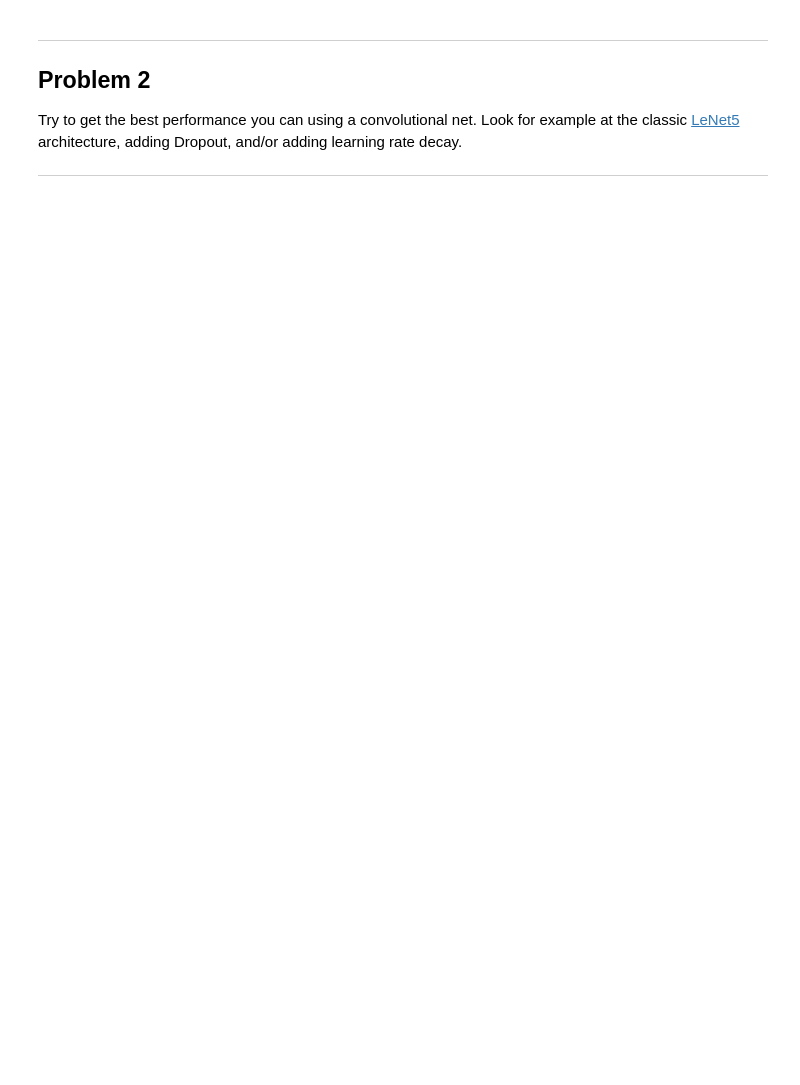
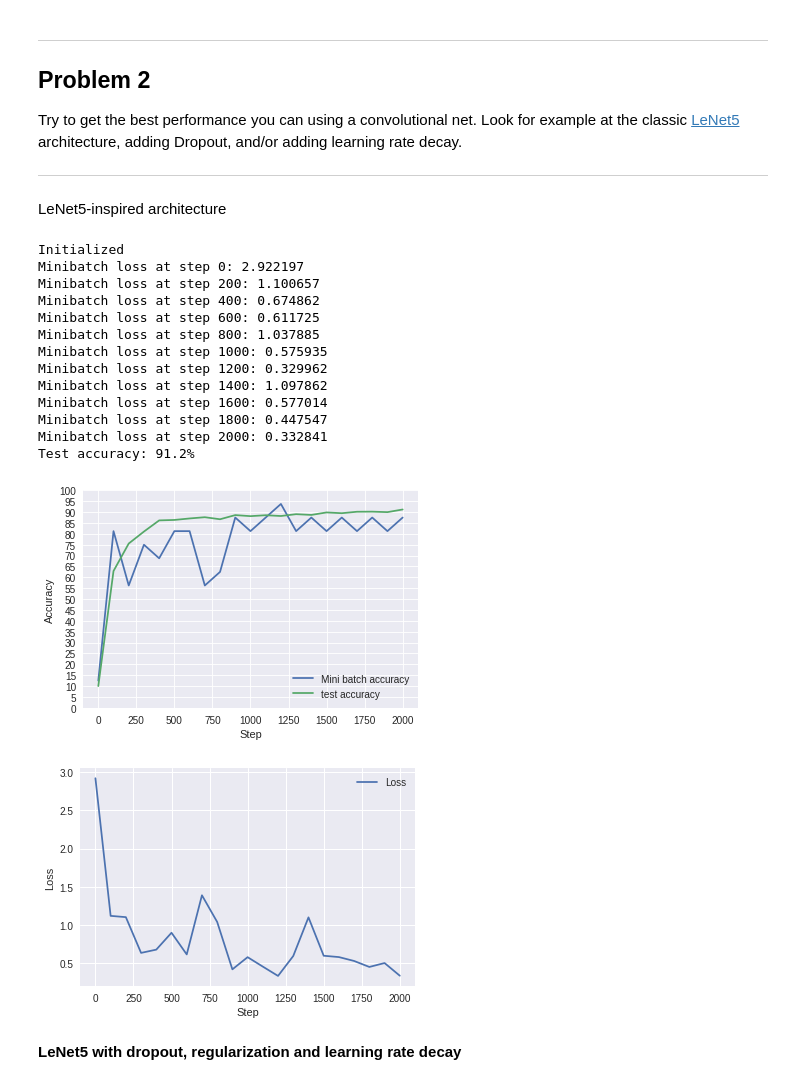
Before and after one commit to mhwasil/tensorflow_beginners, a Jupyter notebook: 4_convolutions.ipynb, the cells around one changed output. Drawn from its saved outputs; the diff is of its cells as text; code cells hidden in the pictures; blank space fills up the shorter version.

```diff
--- a/4_convolutions.ipynb
+++ b/4_convolutions.ipynb
@@ -168,3 +359,5 @@ Problem 2
 Try to get the best performance you can using a convolutional net. Look for example at the classic [LeNet5](http://yann.lecun.com/exdb/lenet/) architecture, adding Dropout, and/or adding learning rate decay.
 
 ---
+# %% [markdown]
+LeNet5-inspired architecture
@@ -170,0 +458,60 @@ Try to get the best performance you can using a convolutional net. Look for exam
+# %%
+num_steps = 2001
+
+mini_batch_loss_list = []
+mini_batch_acc = []
+valid_acc = []
+test_acc = []
+step_list = []
+loss_list = []
+
+with tf.Session(graph=graph) as session:
+    tf.global_variables_initializer().run()
+    print('Initialized')
+    for step in range(num_steps):
+        offset = (step * batch_size) % (train_labels.shape[0] - batch_size)
+        batch_data = train_dataset[offset:(offset + batch_size), :, :, :]
+        batch_labels = train_labels[offset:(offset + batch_size), :]
+
+        feed_dict = {tf_train_dataset : batch_data,
+                     tf_train_labels : batch_labels
+                    }
+
+        _, l, predictions = session.run(
+            [optimizer, loss, train_prediction], feed_dict=feed_dict)
+
+        if (step % 100 == 0):
+            loss_list.append(l)
+            mini_batch_acc.append(accuracy(predictions, batch_labels))
+            #valid_acc.append(accuracy(valid_prediction.eval(), valid_labels))
+            test_acc.append(accuracy(test_prediction.eval(), test_labels))
+            step_list.append(step)
+        if (step % 200 == 0):
+            print('Minibatch loss at step %d: %f' % (step, l))
+            #print('Minibatch accuracy: %.1f%%' % accuracy(
+            #    predictions, batch_labels))
+            #print('Validation accuracy: %.1f%%' % accuracy(
+            #    valid_prediction.eval(), valid_labels))
+    print('Test accuracy: %.1f%%' % accuracy(
+           test_prediction.eval(), test_labels))
+plot_acc([mini_batch_acc, test_acc], step_list,
+         ['Mini batch accuracy', 'test accuracy'])
+plot_acc([loss_list], step_list, ['Loss'], y_label="Loss")
+# %% [output]
+Initialized
+Minibatch loss at step 0: 2.922197
+Minibatch loss at step 200: 1.100657
+Minibatch loss at step 400: 0.674862
+Minibatch loss at step 600: 0.611725
+Minibatch loss at step 800: 1.037885
+Minibatch loss at step 1000: 0.575935
+Minibatch loss at step 1200: 0.329962
+Minibatch loss at step 1400: 1.097862
+Minibatch loss at step 1600: 0.577014
+Minibatch loss at step 1800: 0.447547
+Minibatch loss at step 2000: 0.332841
+Test accuracy: 91.2%
+[figure, added]
+[figure, added]
+# %% [markdown]
+**LeNet5 with dropout, regularization and learning rate decay**
```
Also changed, not shown: parts of 16 cells of this notebook.
